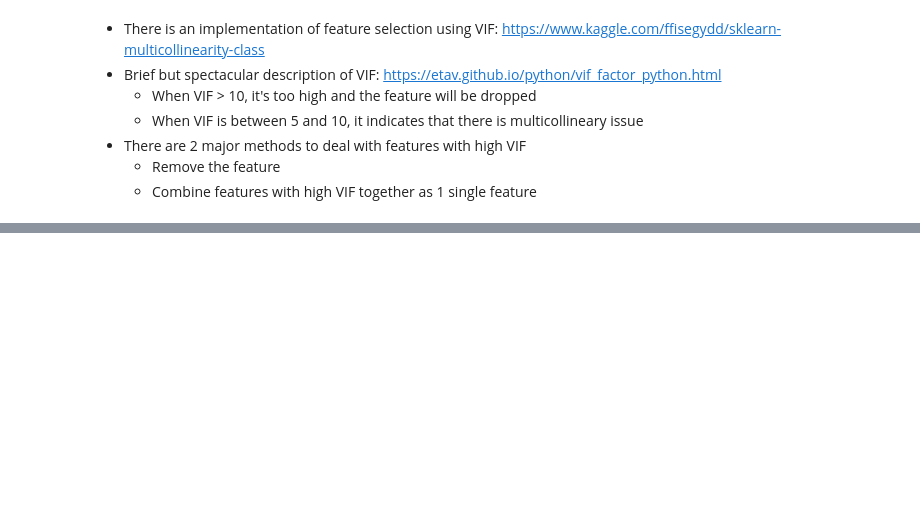
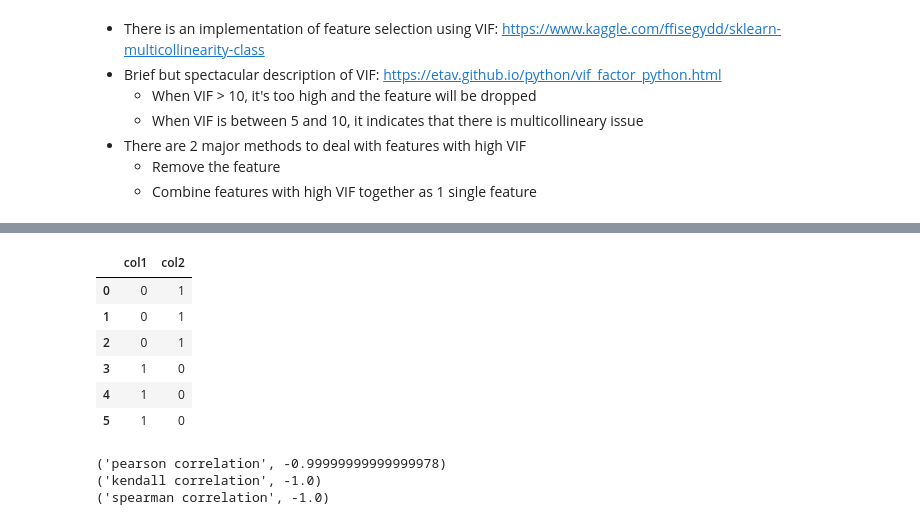
Before and after one commit to hanhanwu/Hanhan_Applied_DataScience, a Jupyter notebook: data_exploration.ipynb, the cells around one changed output, grey strips where cells are left out. Drawn from its saved outputs; the diff is of its cells as text; code cells hidden in the pictures; blank space fills up the shorter version.

Commit message:
correlation a bit more

```diff
--- a/data_exploration.ipynb
+++ b/data_exploration.ipynb
@@ -227,0 +232,28 @@ vif
+# %%
+lst1 = [0,0,0,1,1,1]
+lst2 = [1,1,1,0,0,0]
+
+df = pd.DataFrame(list(zip(lst1, lst2)),
+               columns =['col1', 'col2'])
+df
+# %% [output]
+|  | col1 | col2 |
+| 0 | 0 | 1 |
+| 1 | 0 | 1 |
+| 2 | 0 | 1 |
+| 3 | 1 | 0 |
+| 4 | 1 | 0 |
+| 5 | 1 | 0 |
+# %%
+pearson_corr = df['col1'].corr(df['col2'], method='pearson')  # you can also define your own correlation method here
+print('pearson correlation', pearson_corr)
+
+kendall_corr = df['col1'].corr(df['col2'], method='kendall')
+print('kendall correlation', kendall_corr)
+
+spearman_corr = df['col1'].corr(df['col2'], method='spearman')
+print('spearman correlation', spearman_corr)
+# %% [output]
+('pearson correlation', -0.99999999999999978)
+('kendall correlation', -1.0)
+('spearman correlation', -1.0)
```
Also changed, not shown: parts of 5 cells of this notebook.
